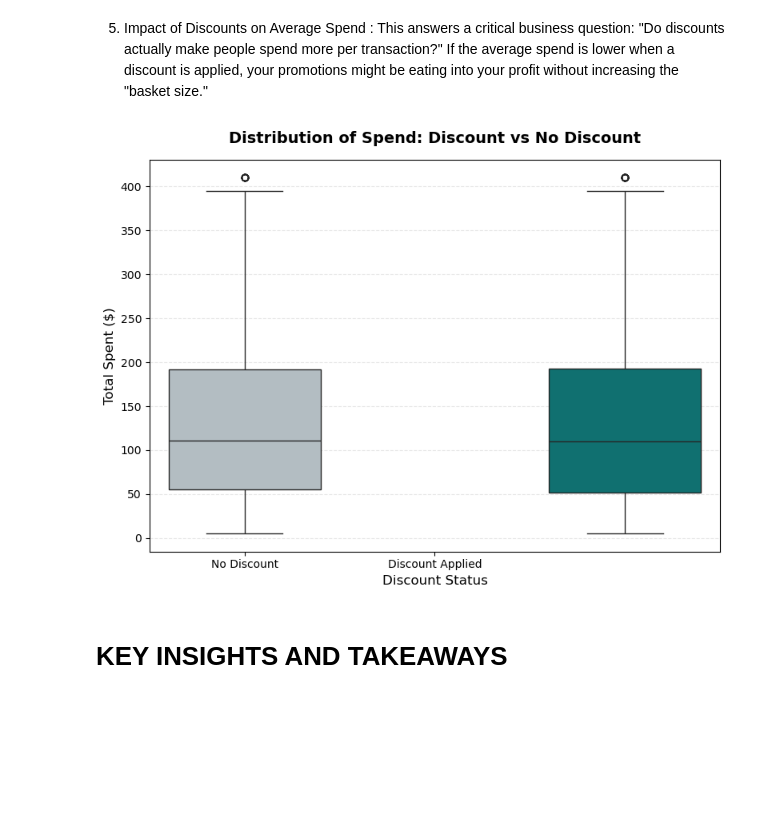
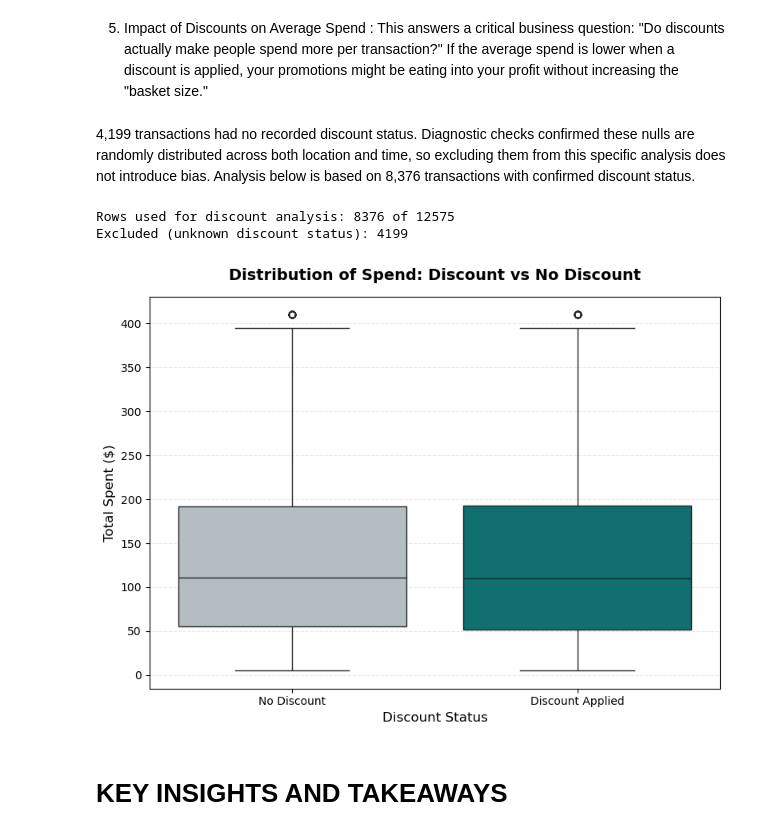
Before and after one commit to sandra22032/retail-sales-eda, a Jupyter notebook: RetailSales-EDA.ipynb, the cells around one changed output. Drawn from its saved outputs; the diff is of its cells as text; code cells hidden in the pictures; blank space fills up the shorter version.

```diff
--- a/RetailSales-EDA.ipynb
+++ b/RetailSales-EDA.ipynb
@@ -241,7 +241,3 @@ x= data['Total Spent'].isna()
 data.loc[x, 'Total Spent'] = data.loc[x, 'Price Per Unit'] * data.loc[x, 'Quantity']
 # %% [markdown]
 # Discount
-# %%
-# Logic: Nulls in discount columns typically mean no discount was applied.
-
-data['Discount Applied'] = data['Discount Applied'].fillna(0)
@@ -373,33 +392,33 @@ plt.show()
 # %% [markdown]
 5. Impact of Discounts on Average Spend :
 This answers a critical business question: "Do discounts actually make people spend more per transaction?" If the average spend is lower when a discount is applied, your promotions might be eating into your profit without increasing the "basket size."
+# %% [markdown]
+4,199 transactions had no recorded discount status. Diagnostic checks confirmed these nulls are randomly distributed across both location and time, so excluding them from this specific analysis does not introduce bias. Analysis below is based on 8,376 transactions with confirmed discount status.
 # %%
-import seaborn as sns
-import matplotlib.pyplot as plt
+# Exclude unknowns only for this specific analysis
+discount_data = data.dropna(subset=['Discount Applied'])
+
+print(f"Rows used for discount analysis: {len(discount_data)} of {len(data)}")
+print(f"Excluded (unknown discount status): {len(data) - len(discount_data)}")
 
 plt.figure(figsize=(8, 6))
-
-# A box plot shows the distribution of 'Total Spent' for both groups
 sns.boxplot(
     x='Discount Applied',
     y='Total Spent',
-    data=data,
+    data=discount_data,
     palette=['#b0bec5', '#008080']
 )
-
-# Giving the X-axis categories clean names
 plt.xticks(ticks=[0, 1], labels=['No Discount', 'Discount Applied'])
-
-# Styling elements
 plt.title('Distribution of Spend: Discount vs No Discount', fontsize=14, fontweight='bold', pad=15)
 plt.xlabel('Discount Status', fontsize=12)
 plt.ylabel('Total Spent ($)', fontsize=12)
 plt.grid(axis='y', linestyle='--', alpha=0.3)
-
 plt.tight_layout()
 plt.show()
 # %% [output]
+Rows used for discount analysis: 8376 of 12575
+Excluded (unknown discount status): 4199
-[figure, old version]
+[figure, new version]
 # %% [markdown]
 # KEY INSIGHTS AND TAKEAWAYS
 # %% [markdown]
```
Also changed, not shown: parts of 5 cells of this notebook.
